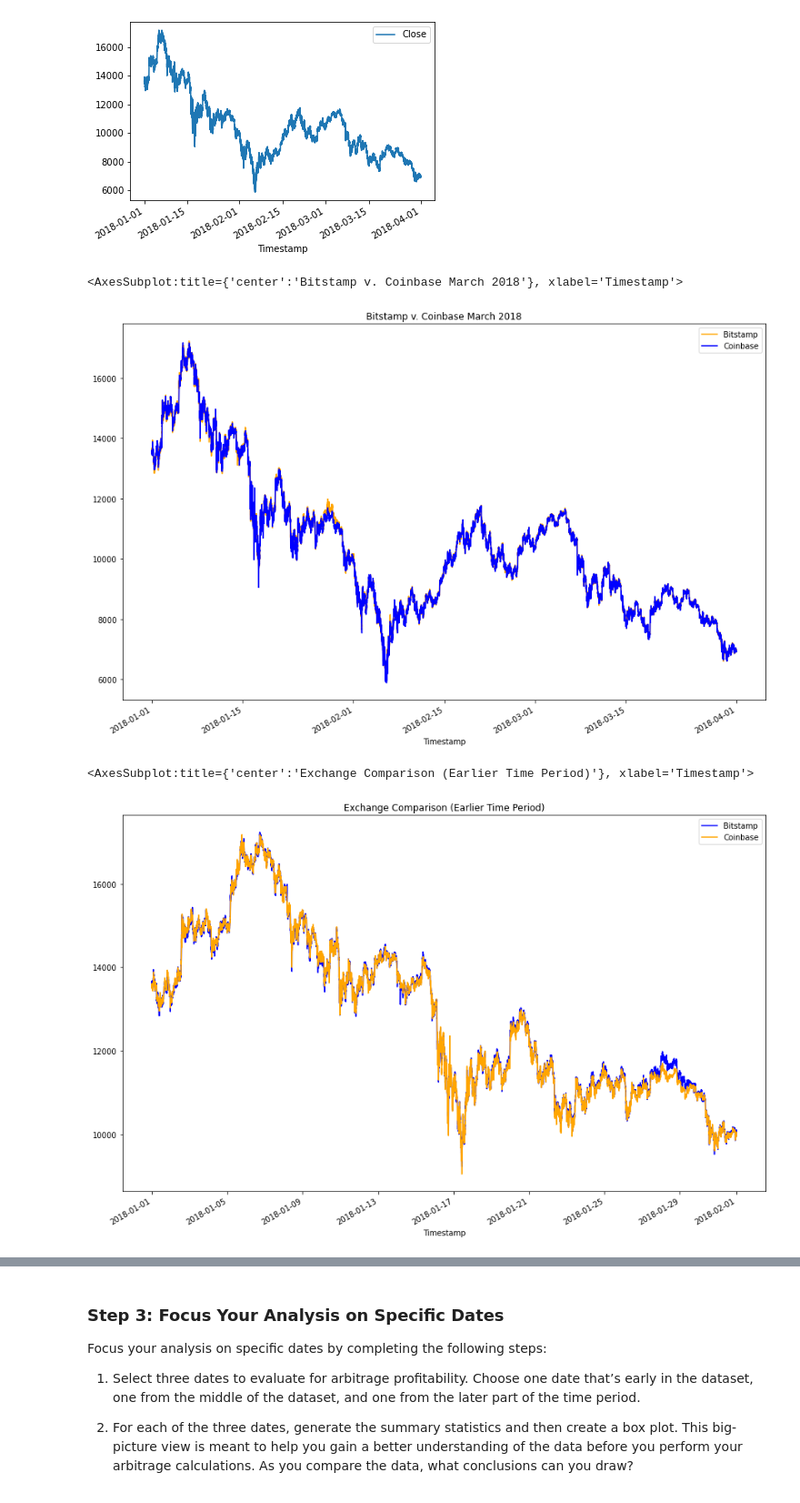
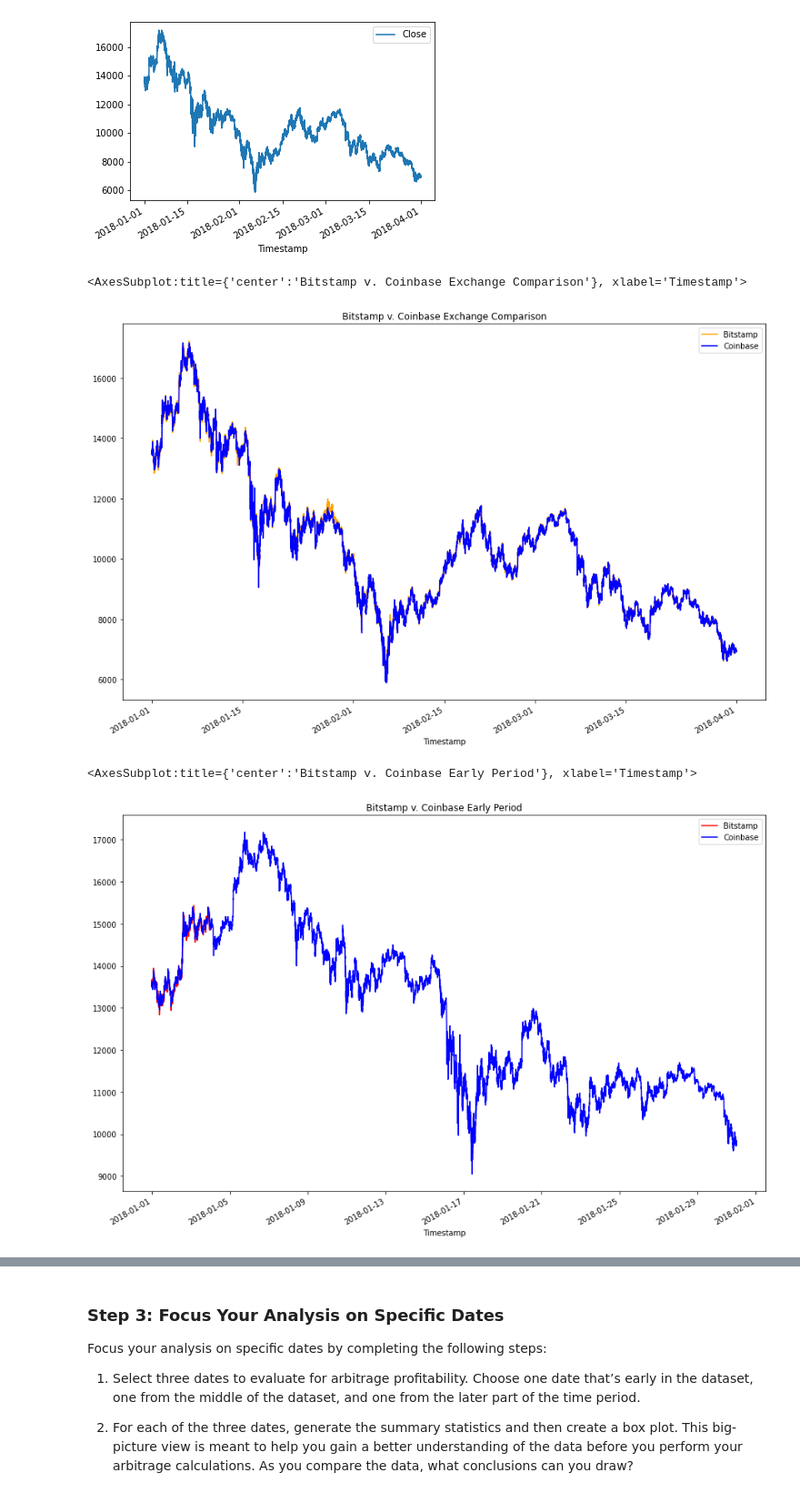
Before and after one commit to annajolt/Challenge_3, a Jupyter notebook: crypto_arbitrage.ipynb, the cells around one changed output, grey strips where cells are left out. Shown at 91% size. Drawn from its saved outputs; the diff is of its cells as text; code cells hidden in the pictures.

```diff
--- a/crypto_arbitrage.ipynb
+++ b/crypto_arbitrage.ipynb
@@ -266,20 +266,23 @@ coinbase_sliced.plot()
 # The plot should visualize the prices over the full lenth of the dataset
 # Be sure to include the parameters: legend, figure size, title, and color and label
 bitstamp_sliced['Close'].plot(legend=True, figsize=(15, 10), color='orange', label='Bitstamp',
-                              title='Bitstamp v. Coinbase March 2018')
+                              title='Bitstamp v. Coinbase Exchange Comparison')
 coinbase_sliced['Close'].plot(legend=True, figsize=(15, 10), color='blue', label="Coinbase",
-                             title='Bitstamp v. Coinbase March 2018')
+                             title='Bitstamp v. Coinbase Exchange Comparison')
 # %% [output]
-<AxesSubplot:title={'center':'Bitstamp v. Coinbase March 2018'}, xlabel='Timestamp'>
+<AxesSubplot:title={'center':'Bitstamp v. Coinbase Exchange Comparison'}, xlabel='Timestamp'>
-[figure, old version]
+[figure, new version]
 # %%
 # Using the loc and plot functions, create an overlay plot that visualizes
 # the price action of both DataFrames for a one month period early in the dataset
 # Be sure to include the parameters: legend, figure size, title, and color and label
-# YOUR CODE HERE
+bitstamp_sliced['Close'].loc['2018-01-01': '2018-01-3'].plot(legend=True, figsize=(15, 10), color='red', label='Bitstamp',
+                              title='Bitstamp v. Coinbase Early Period')
+coinbase_sliced['Close'].loc['2018-01-01': '2018-01-30'].plot(legend=True, figsize=(15, 10), color='blue', label="Coinbase",
+                             title='Bitstamp v. Coinbase Early Period')
 # %% [output]
-<AxesSubplot:title={'center':'Exchange Comparison (Earlier Time Period)'}, xlabel='Timestamp'>
+<AxesSubplot:title={'center':'Bitstamp v. Coinbase Early Period'}, xlabel='Timestamp'>
-[figure, old version]
+[figure, new version]
 # %%
 # Using the loc and plot functions, create an overlay plot that visualizes
 # the price action of both DataFrames for a one month period later in the dataset
```
Also changed, not shown: parts of 10 cells of this notebook.
